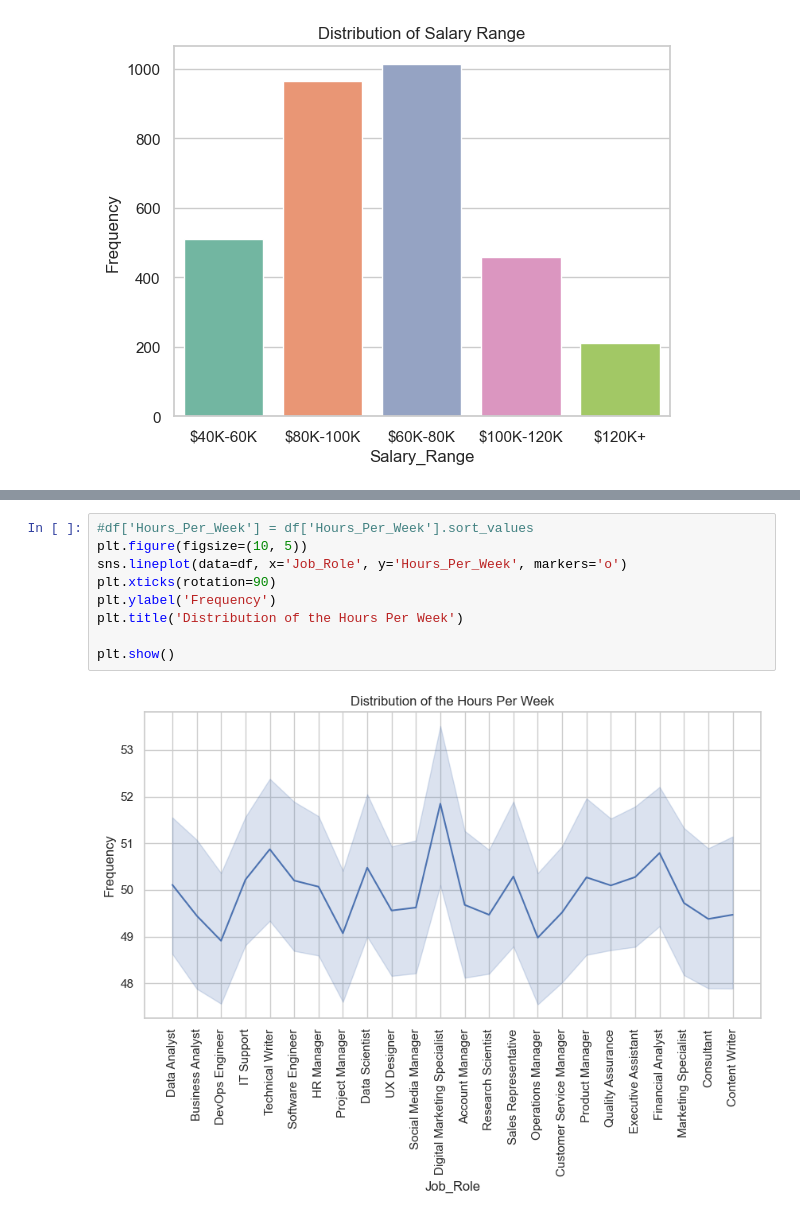
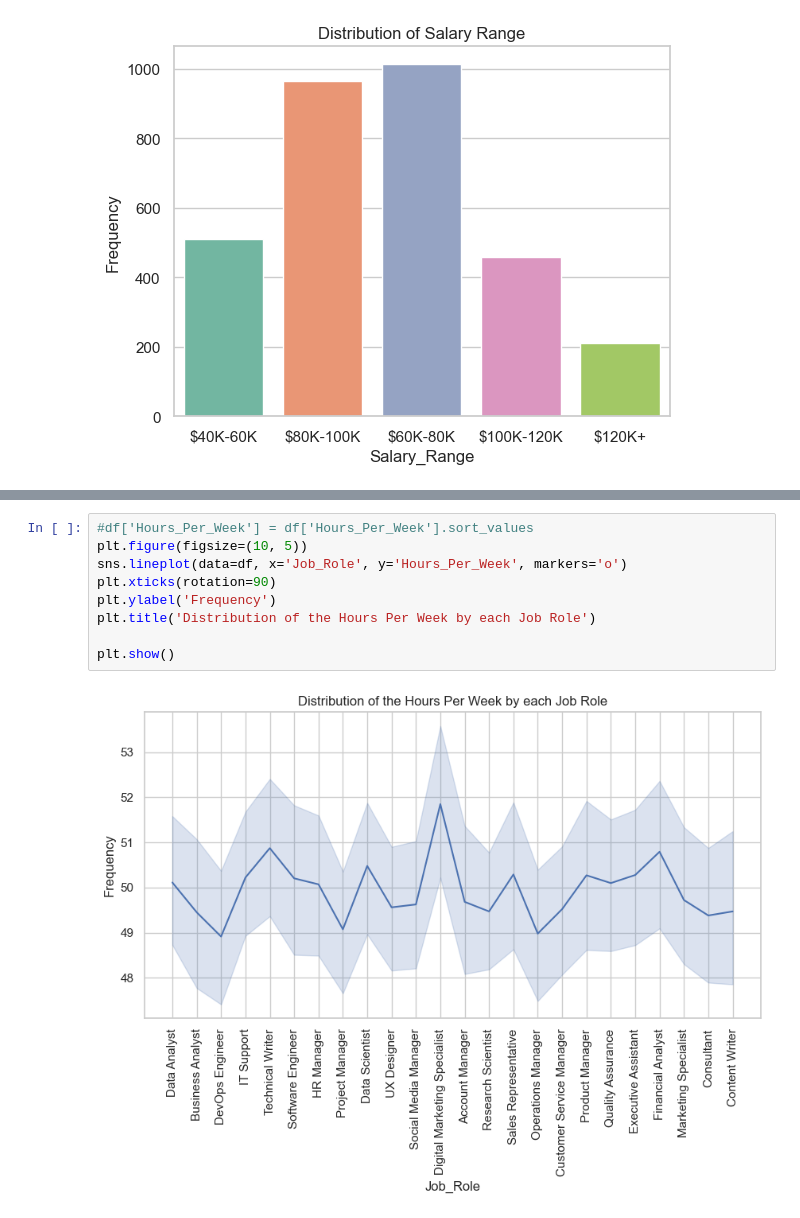
Before and after one commit to GideonKayode/post_pandemic_remote_work_health_impact_2025, a Jupyter notebook: post_pandemic.ipynb, the cells around one changed output, grey strips where cells are left out. Cells and saved outputs as stored; diff of their text form.

```diff
--- a/post_pandemic.ipynb
+++ b/post_pandemic.ipynb
@@ -225,11 +273,11 @@ plt.show()
 # %%
 #df['Hours_Per_Week'] = df['Hours_Per_Week'].sort_values
 plt.figure(figsize=(10, 5))
 sns.lineplot(data=df, x='Job_Role', y='Hours_Per_Week', markers='o')
 plt.xticks(rotation=90)
 plt.ylabel('Frequency')
-plt.title('Distribution of the Hours Per Week')
+plt.title('Distribution of the Hours Per Week by each Job Role')
 
 plt.show()
 # %% [output]
-[figure, old version]
+[figure, new version]
```
Also changed, not shown: parts of 31 cells of this notebook.
